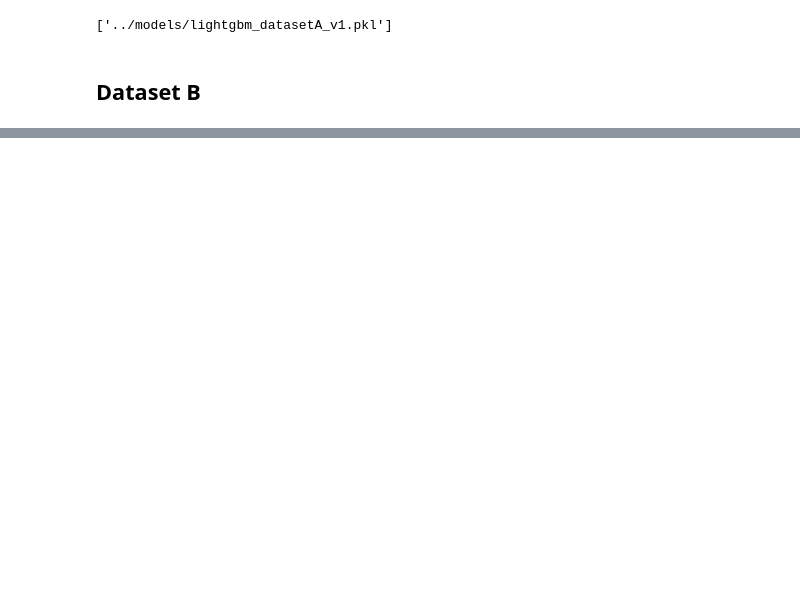
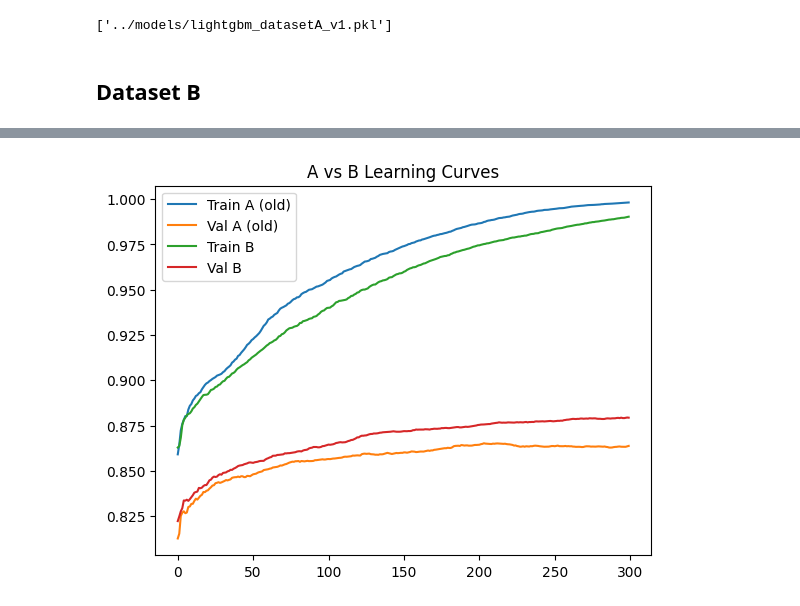
Before and after one commit to nikitarjsh/PIPER, a Jupyter notebook: src/lightGBM.ipynb, the cells around one changed output, grey strips where cells are left out. Cells and saved outputs as stored; diff of their text form; code cells hidden in the pictures; blank space fills up the shorter version.

```diff
--- a/src/lightGBM.ipynb
+++ b/src/lightGBM.ipynb
@@ -164,0 +279,12 @@ joblib.dump(
+# %%
+plt.plot(train_auc, label="Train A (old)")
+plt.plot(val_auc, label="Val A (old)")
+
+plt.plot(train_auc_B, label="Train B")
+plt.plot(val_auc_B, label="Val B")
+
+plt.legend()
+plt.title("A vs B Learning Curves")
+plt.show()
+# %% [output]
+[figure, added]
```
Also changed, not shown: parts of 22 cells of this notebook.
